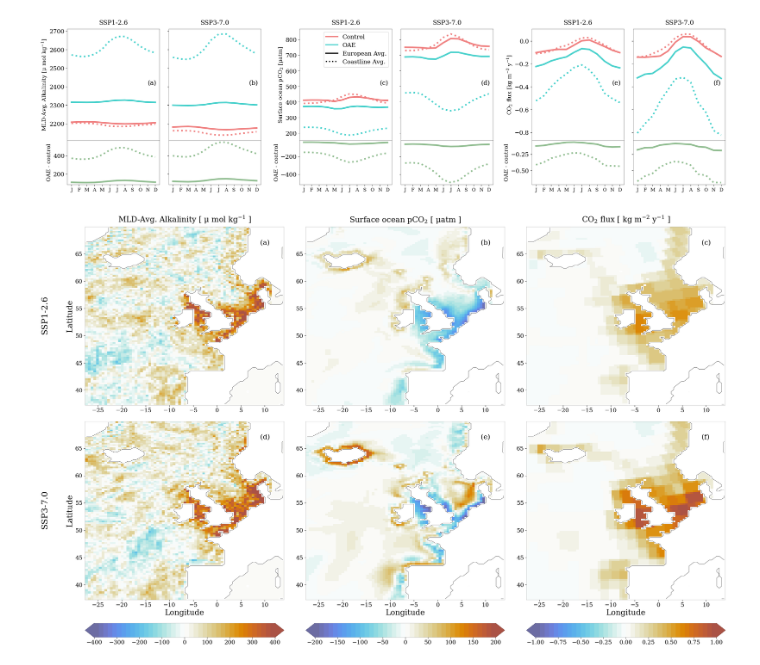
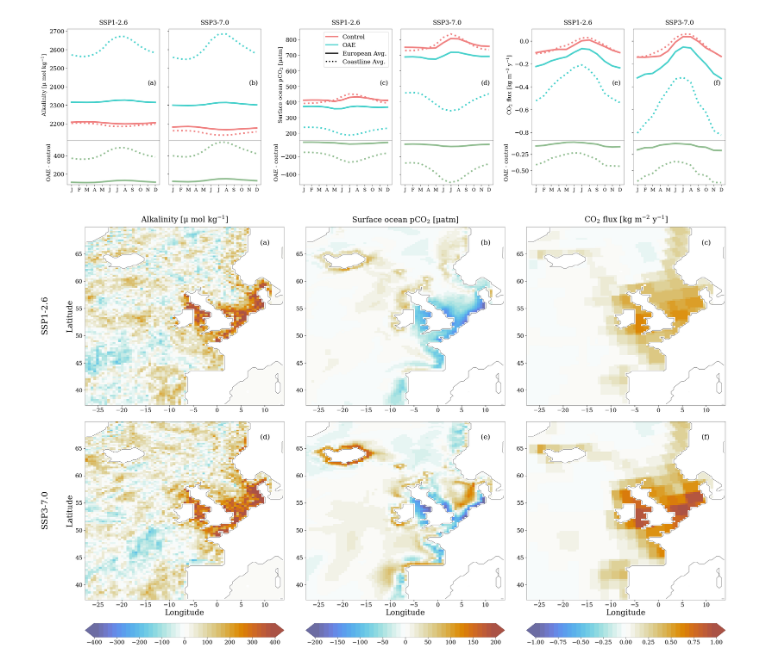
Before and after one commit to chiaraciscato/2026_ciscato_oae_seasonality, a Jupyter notebook: scripts/figure3,5.ipynb, the cells around one changed output. Saved outputs shown, nothing was run; the diff lists cells and outputs as text; code cells hidden in the pictures.

```diff
--- a/scripts/figure3,5.ipynb
+++ b/scripts/figure3,5.ipynb
@@ -41,28 +41,29 @@ figures = ['lineplot','map']
 
 # variable names
 vars = {
-            'ALK':     {'var_name': 'ALK',      'long': 'MLD-Avg. Alkalinity',                                           'unit': r'μ mol $\mathregular{kg^{-1}}$',     'value':400},
-            'fco2':    {'var_name': 'fco2',     'long': 'Surface ocean p$\mathregular{CO_{2}}$',                         'unit': r'μatm',                              'value':200},
-            'co2flux': {'var_name': 'co2flux',  'long': '$\mathregular{CO_{2}}$ flux',           'conv_term':'31536000', 'unit': r'kg $\mathregular{m^{-2} \ y^{-1}}$', 'value':1},
+            'ALK':     {'var_name': 'ALK',      'long': 'Alkalinity',                                                   'unit': r'μ mol $\mathregular{kg^{-1}}$',     'value':400,  'df_unit':'μmol kg-1',   'df_name' : 'Alkalinity'},
+            'fco2':    {'var_name': 'fco2',     'long': 'Surface ocean p$\mathregular{CO_{2}}$',                         'unit': r'μatm',                              'value':200, 'df_unit':'μatm',        'df_name' : 'Surface ocean pCO2'},
+            'co2flux': {'var_name': 'co2flux',  'long': '$\mathregular{CO_{2}}$ flux',           'conv_term':'31536000', 'unit': r'kg $\mathregular{m^{-2} \ y^{-1}}$', 'value':1,   'df_unit':'kg-1 m-2 y-1', 'df_name' : 'Air-sea CO2 flux'},
 }
 
 mlds = {
             'mld':     {'var_name': 'somxl010', 'long': 'Mixed Layer Depth',                                             'unit': r'm'}
 }
 
+scenarios = {'126' : 'SSP1-2.6', '370': 'SSP3-7.0'}
+runs = {'baseline' : 'Control', 'oae' : 'OAE'}
+
 for fig in figures:
-
-    scenarios = {'126' : 'SSP1-2.6', '370': 'SSP3-7.0'}
-    runs = {'baseline' : 'Control', 'oae' : 'OAE'}
 
     mesh_mask = xr.open_dataset(data_path+'mesh_mask.nc').isel(z=0,t=0)
     polygon_boundaries = polygon_mask(mesh_mask)
     mesh = mesh_mask['tmask'] * polygon_boundaries
 
+    var = 'fco2'
     ocn_mask = ocean_mask(data_path, var)
     cst_mask = coastline_mask(data_path + '../alk_mask/', var)
 
-    def seasonal_analysis(file_path, mask, mask_var, location):
+    def seasonal_analysis(mask, mask_var, location):
         mld_datasets = {}
         for scen, scen_key in scenarios.items():
             mld_datasets[scen] = {}
@@ -120,8 +121,8 @@ for fig in figures:
 
         return amplitude_line, amplitude_line, amplitude_line, amplitude_map
 
-    control_europe, oae_europe, amplitude_line_europe, amplitude_map_europe = seasonal_analysis(file_path, ocn_mask, 'tmask', 'europe')
-    control_coast, oae_coast, amplitude_line_coast, amplitude_map_coast = seasonal_analysis(file_path, cst_mask, 'alk_flux', 'coastline')
+    control_europe, oae_europe, amplitude_line_europe, amplitude_map_europe = seasonal_analysis(ocn_mask, 'tmask', 'europe')
+    control_coast, oae_coast, amplitude_line_coast, amplitude_map_coast = seasonal_analysis(cst_mask, 'alk_flux', 'coastline')
 
     # LINEPLOT
 
@@ -172,7 +173,7 @@ for fig in figures:
 
             row_axes = []
 
-            for col, scen in enumerate(scens):
+            for col, scen in enumerate(scenarios.keys()):
                 ax_top = fig.add_subplot(gs[0, col])
                 ax_bot = fig.add_subplot(gs[1, col], sharex=ax_top)
 
@@ -249,37 +250,38 @@ for fig in figures:
                 )
 
                 ax.set_title(
-                    f"{vars[var]['long']} [ {vars[var]['unit']} ]",
+                    f"{vars[var]['long']} [{vars[var]['unit']}]",
                     pad=12
                 )
                 if row == 1:
                     ax.set_title('')
                     ax.set_xlabel('Longitude')
 
                     fig.colorbar(
                         im,
                         ax=axes[:,col],
                         orientation='horizontal',
                         pad=0.05,
                         extend='both',
                         aspect=14
                     )
 
                 if col == 0 :
                     ax.set_ylabel('Latitude')
                     ax.text(-37,50.5, f'{list(scenarios.values())[row]}', rotation=90, fontsize=22)
 
         axes = axes.flatten()
         for ax in axes:
             ax.contour(lon, lat, d['ALK'].isel(deptht=0,time_counter=0), levels=[3], colors='black', linewidths=.5)
+            fineline(ax, 0.4)
 
         for n, ax in enumerate(axes):
             ax.text(0.88, 0.9, f'({string.ascii_lowercase[n]})',
                     transform=ax.transAxes, color='black', fontsize=18)
 
         pass
 
         plt.savefig('/Users/chiaraciscato/Desktop/GEOMAR/2025_ciscato_oae_seasonality/out/figure5.png')
 # %% [output]
-[figure, old version]
+[figure, new version]
-[figure, old version]
+[figure, new version]
```
Also changed, not shown: parts of 1 cell of this notebook, 3 other files.
